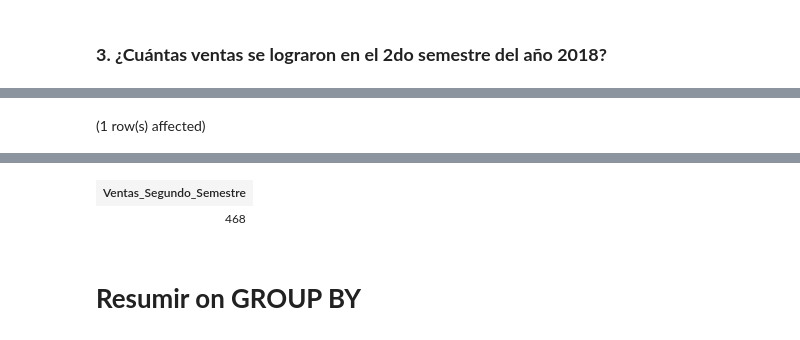
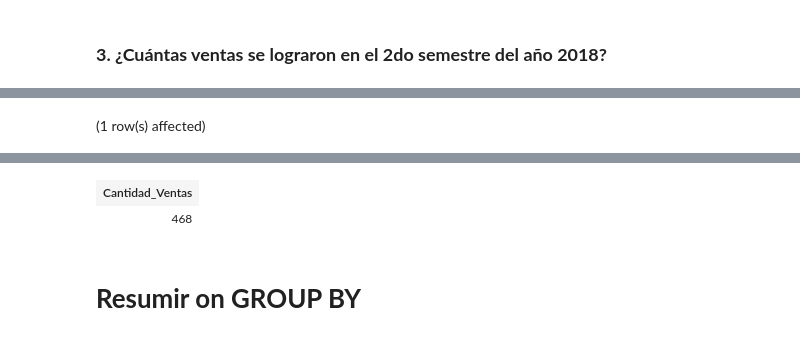
Before and after one commit to mizos0512/curso_sql, a Jupyter notebook: notebooks/Practica_9.ipynb, the cells around one changed output, grey strips where cells are left out. Saved outputs shown, nothing was run; the diff lists cells and outputs as text; code cells hidden in the pictures.

```diff
--- a/notebooks/Practica_9.ipynb
+++ b/notebooks/Practica_9.ipynb
@@ -48,6 +34,6 @@ Error: 1582 (42000): Incorrect parameter count in the call to native function 'S
 # %%
-SELECT COUNT(*) AS Ventas_Segundo_Semestre
+SELECT COUNT(*) AS Cantidad_Ventas
 FROM base.ventas AS v
-WHERE YEAR(str_to_date(fecha_venta, '%d-%b-%y')) = 2018 AND MONTH(str_to_date(fecha_venta, '%d-%b-%y')) >= 7;
+WHERE YEAR(STR_TO_DATE(v.fecha_venta, '%d-%b-%Y')) = 2018 AND MONTH(STR_TO_DATE(v.fecha_venta, '%d-%b-%Y')) >= 7;
 # %% [output]
 (1 row(s) affected)
@@ -55,4 +41,4 @@ Total execution time: 00:00:01.023
-| Ventas_Segundo_Semestre |
+| Cantidad_Ventas |
 | 468 |
 # %% [markdown]
 # **Resumir on GROUP BY**
```
Also changed, not shown: parts of 16 cells of this notebook.
